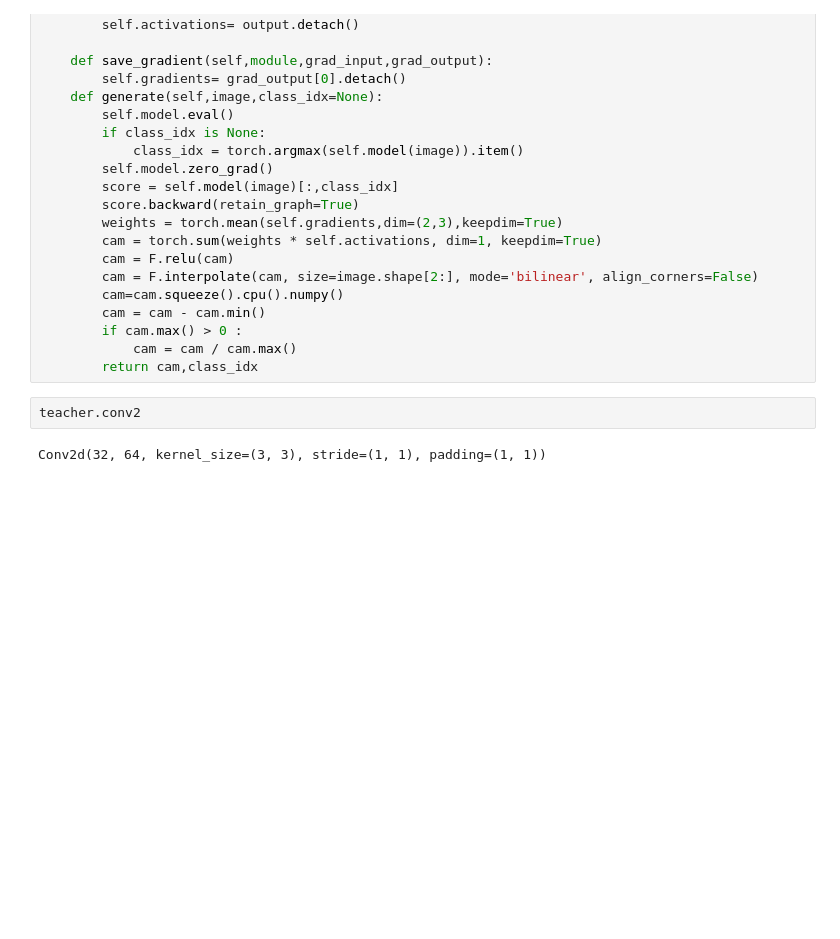
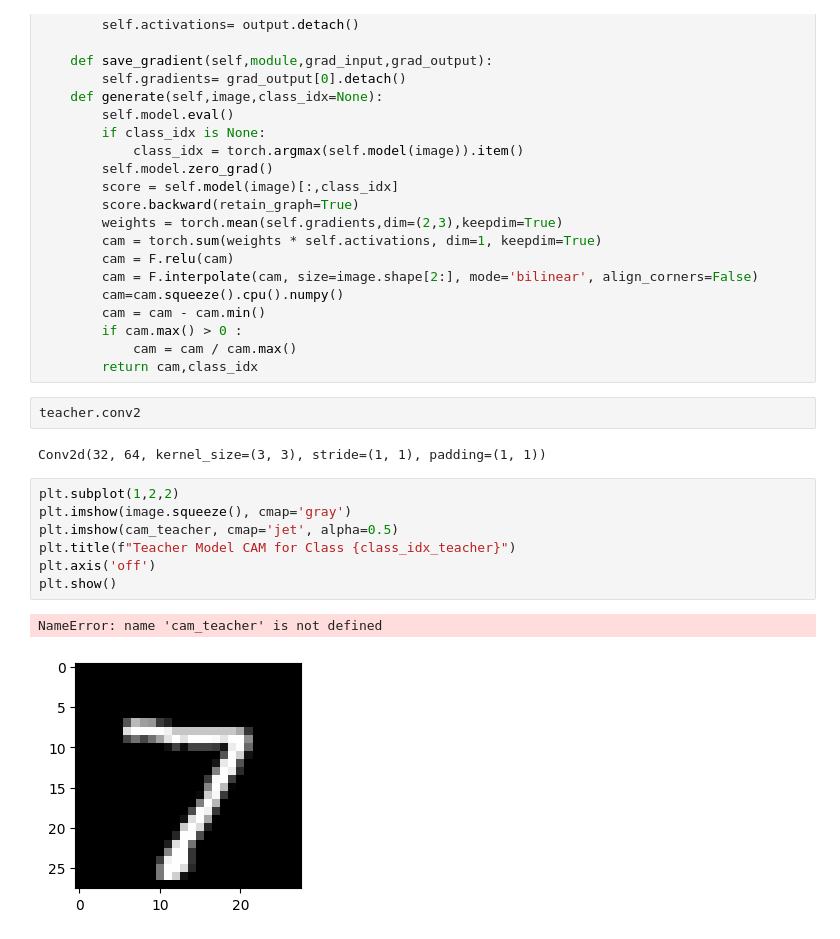
Before and after one commit to shovo896/LLM, a Jupyter notebook: knowledge_dsitil.ipynb, the cells around one changed output. Saved outputs shown, nothing was run; the diff lists cells and outputs as text; blank space fills up the shorter version.

```diff
--- a/knowledge_dsitil.ipynb
+++ b/knowledge_dsitil.ipynb
@@ -359,3 +359,13 @@ class GridCAM:
 teacher.conv2
 # %% [output]
 Conv2d(32, 64, kernel_size=(3, 3), stride=(1, 1), padding=(1, 1))
+# %%
+plt.subplot(1,2,2)
+plt.imshow(image.squeeze(), cmap='gray')
+plt.imshow(cam_teacher, cmap='jet', alpha=0.5)
+plt.title(f"Teacher Model CAM for Class {class_idx_teacher}")
+plt.axis('off')
+plt.show()
+# %% [output]
+NameError: name 'cam_teacher' is not defined
+[figure, added]
```
